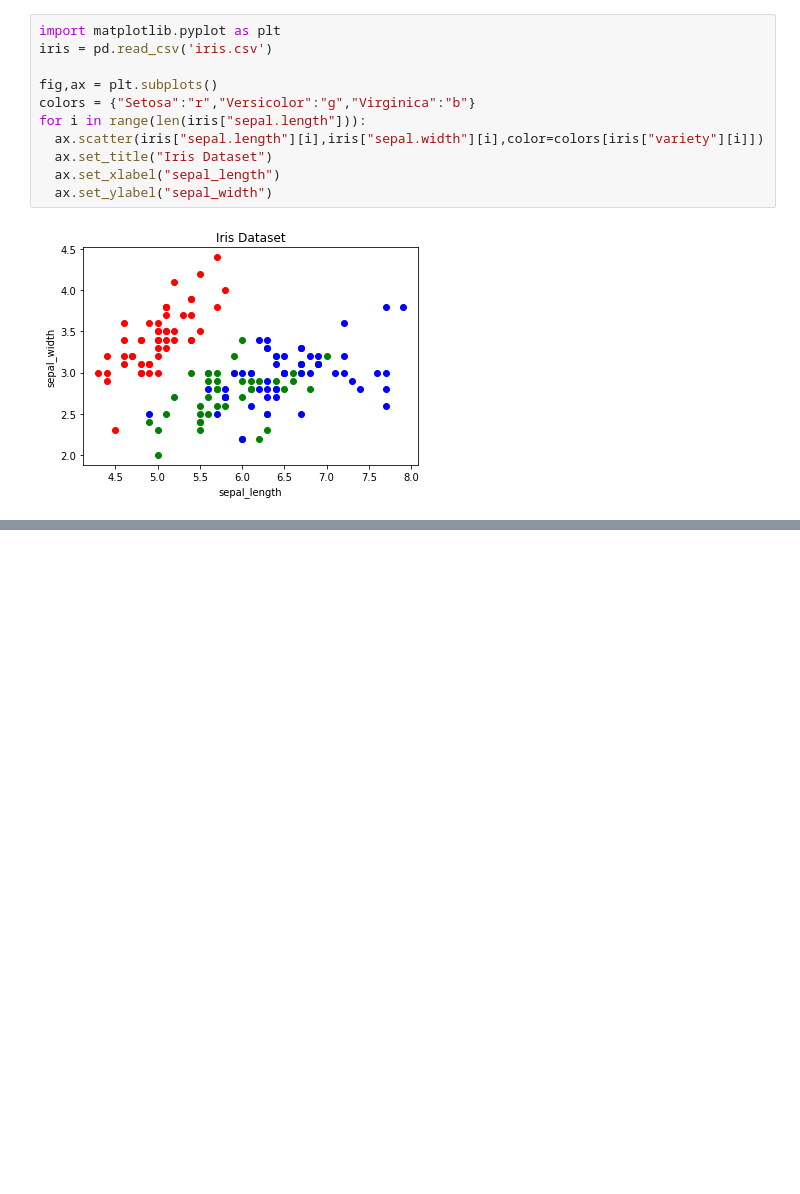
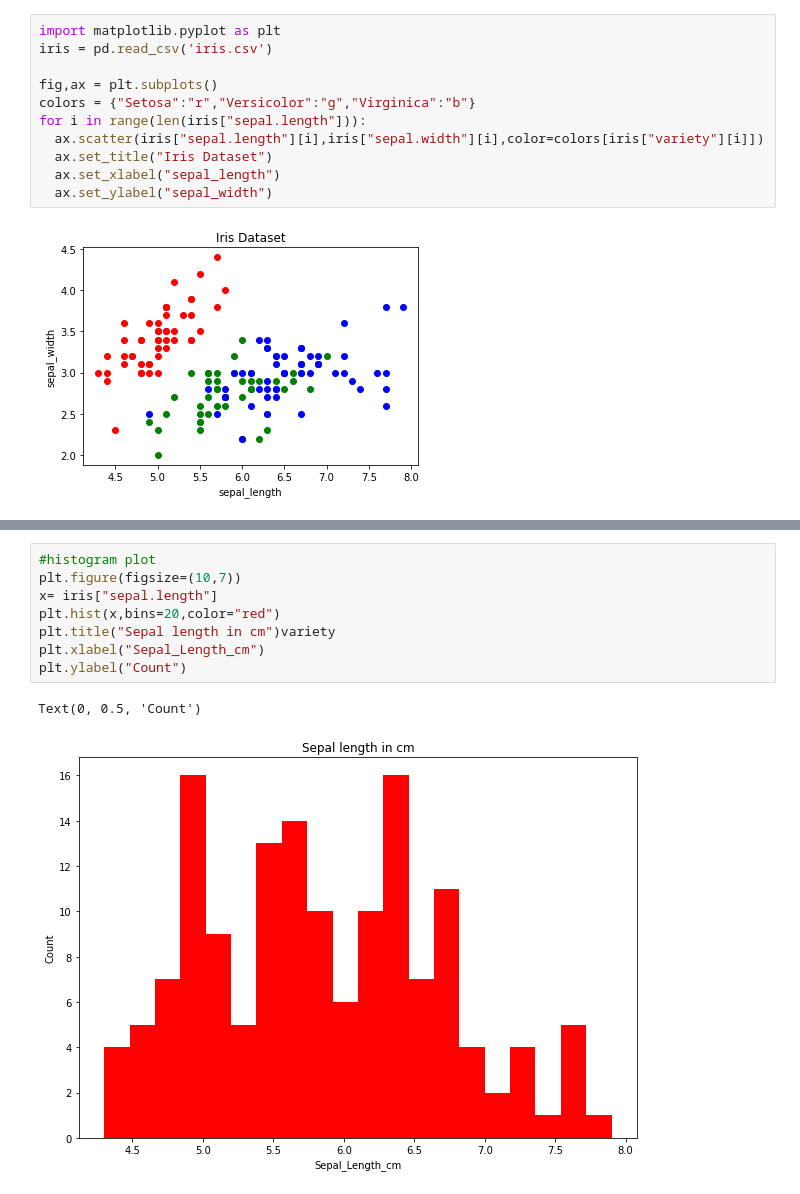
Before and after one commit to Farzinaayub/sem2nbeyond, a Jupyter notebook: pandasbasics.ipynb, the cells around one changed output, grey strips where cells are left out. Saved outputs shown, nothing was run; the diff lists cells and outputs as text; blank space fills up the shorter version.

```diff
--- a/pandasbasics.ipynb
+++ b/pandasbasics.ipynb
@@ -219,0 +249,11 @@ for i in range(len(iris["sepal.length"])):
+# %%
+#histogram plot
+plt.figure(figsize=(10,7))
+x= iris["sepal.length"]
+plt.hist(x,bins=20,color="red")
+plt.title("Sepal length in cm")variety
+plt.xlabel("Sepal_Length_cm")
+plt.ylabel("Count")
+# %% [output]
+Text(0, 0.5, 'Count')
+[figure, added]
```
Also changed, not shown: parts of 7 cells of this notebook.
